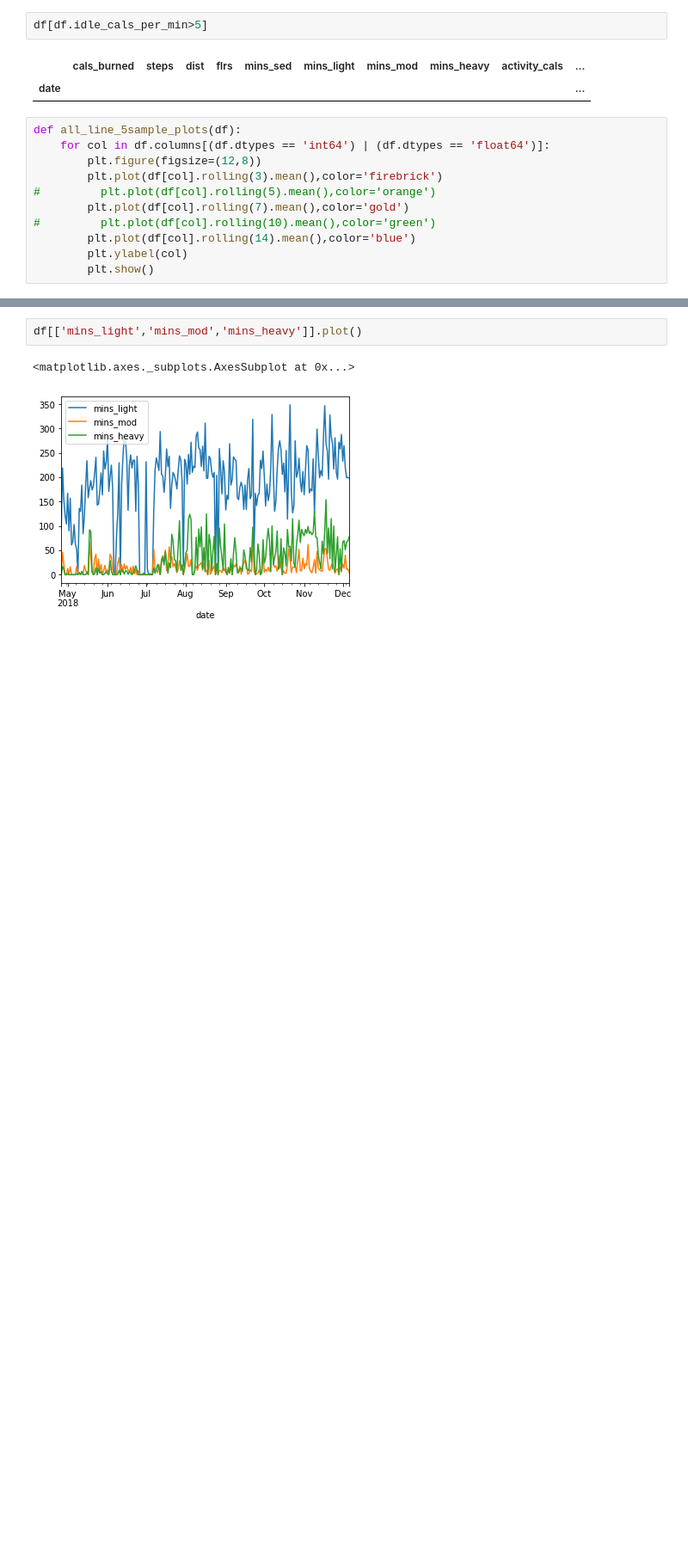
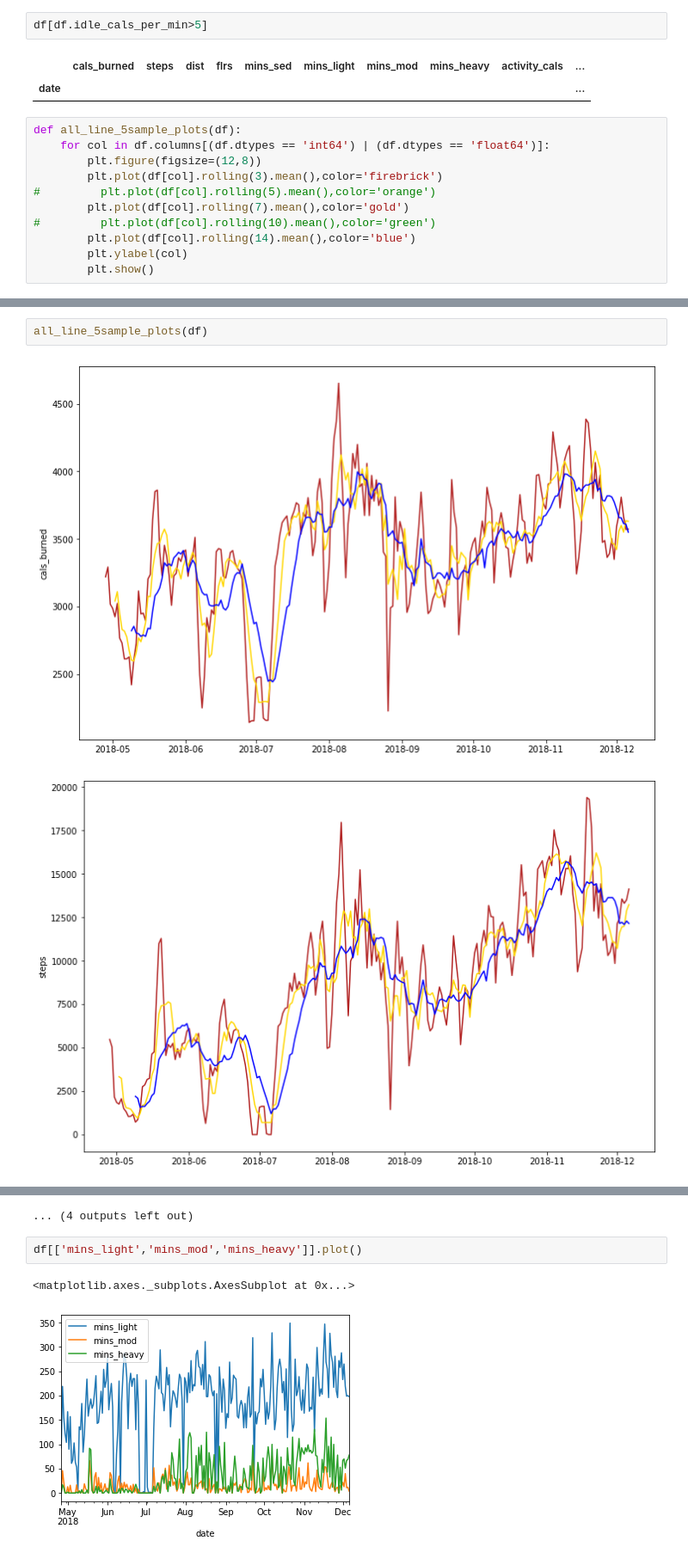
Before and after one commit to DoubleStufERoe/BayesP05_Fitbit, a Jupyter notebook: fitbit_kworking.ipynb, the cells around one changed output, grey strips where cells are left out. Shown at 86% size. Saved outputs shown, nothing was run; the diff lists cells and outputs as text; blank space fills up the shorter version.

```diff
--- a/fitbit_kworking.ipynb
+++ b/fitbit_kworking.ipynb
@@ -432,0 +427,5 @@ all_line_5sample_plots(dfn[['cals_burned', 'mins_mod', 'flrs', ]])
+# %%
+all_line_5sample_plots(df)
+# %% [output]
+[figure, added]
+[figure, added]
@@ -433,3 +442,4 @@ all_line_5sample_plots(dfn[['cals_burned', 'mins_mod', 'flrs', ]])
+... (4 outputs left out)
 # %%
 df[['mins_light','mins_mod','mins_heavy']].plot()
 # %% [output]
```
Also changed, not shown: parts of 6 cells of this notebook, 1 other file.
